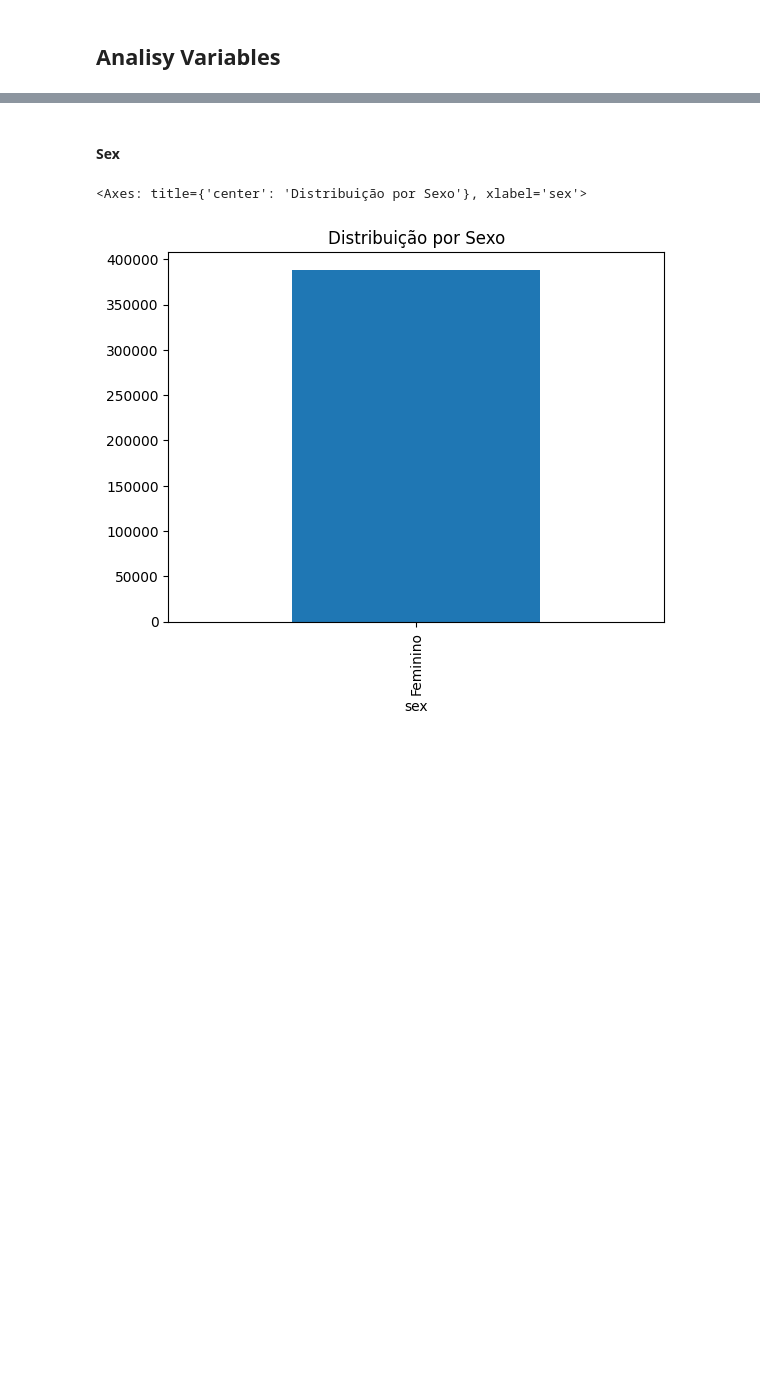
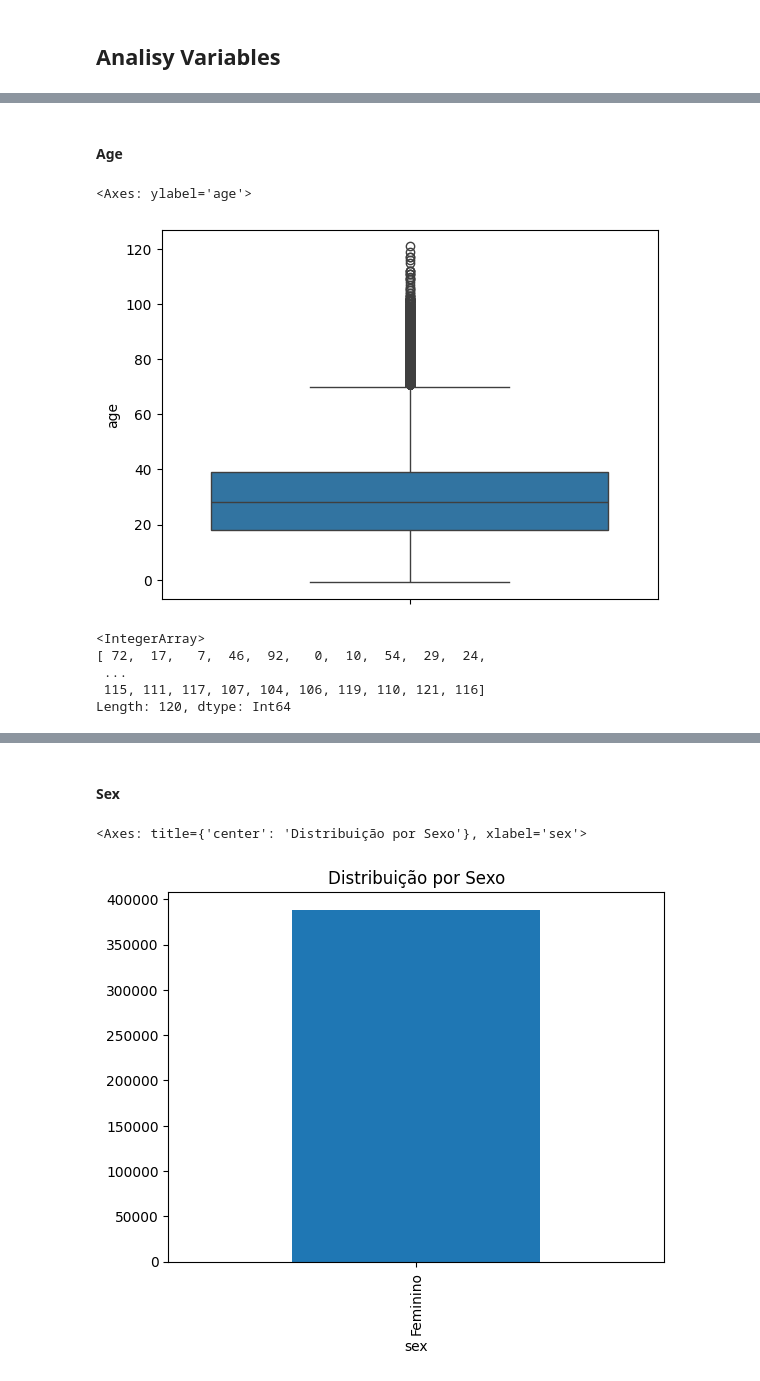
Before and after one commit to gribeiros/TCC-MBA, a Jupyter notebook: notebooks/main_violencia_mulheres_ses.ipynb, the cells around one changed output, grey strips where cells are left out. Drawn from its saved outputs; the diff is of its cells as text; code cells hidden in the pictures; blank space fills up the shorter version.

```diff
--- a/notebooks/main_violencia_mulheres_ses.ipynb
+++ b/notebooks/main_violencia_mulheres_ses.ipynb
@@ -44,5 +49,5 @@ def chi2_function(vars: list[str], df: pd.DataFrame,order_by: str = 'p-valor')->
 # %%
-path = "../data/dados_violencia_mulheres_ses"
+path = "../data/dados_violencia_mulheres_ses/to_clean"
 
 files = [f for f in os.listdir(path) if f.endswith('.csv')]
 
@@ -106,6 +114,2 @@ main.head()
 # %% [markdown]
 ## Analisy Variables
-# %%
-# Remove invalid age values
-main = main[(main['age'] >= 0) & (main['age'] <= 100)]
-df_cleaned = main.copy()
@@ -111,0 +130,16 @@ df_cleaned = main.copy()
+# %% [markdown]
+#### Age
+# %%
+main['age'] = pd.to_numeric(main['age'], errors='coerce').astype('Int64')
+sns.boxplot(data=main, y='age')
+# %% [output]
+<Axes: ylabel='age'>
+[figure, added]
+# %%
+main['age'].unique()
+# %% [output]
+<IntegerArray>
+[ 72,  17,   7,  46,  92,   0,  10,  54,  29,  24,
+ ...
+ 115, 111, 117, 107, 104, 106, 119, 110, 121, 116]
+Length: 120, dtype: Int64
```
Also changed, not shown: parts of 35 cells of this notebook, 30 other files.
